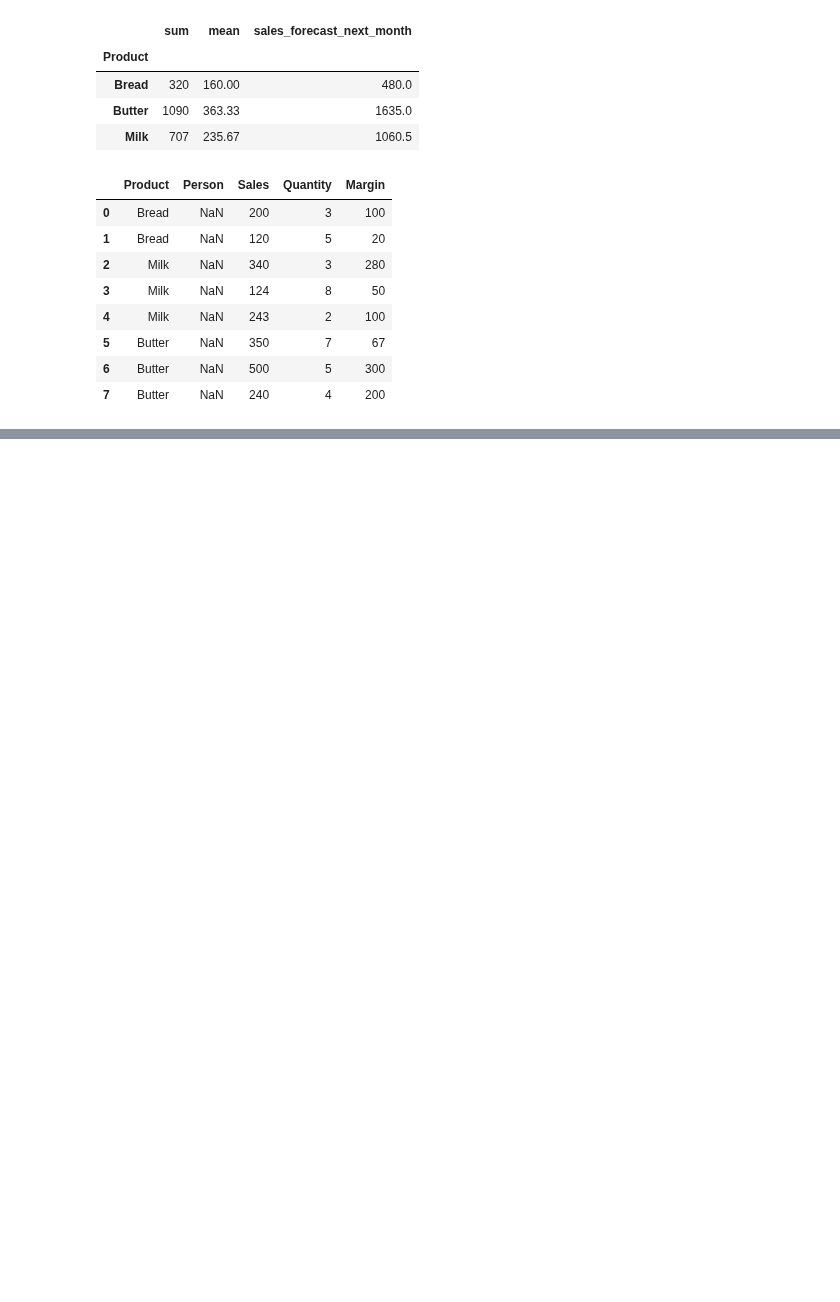
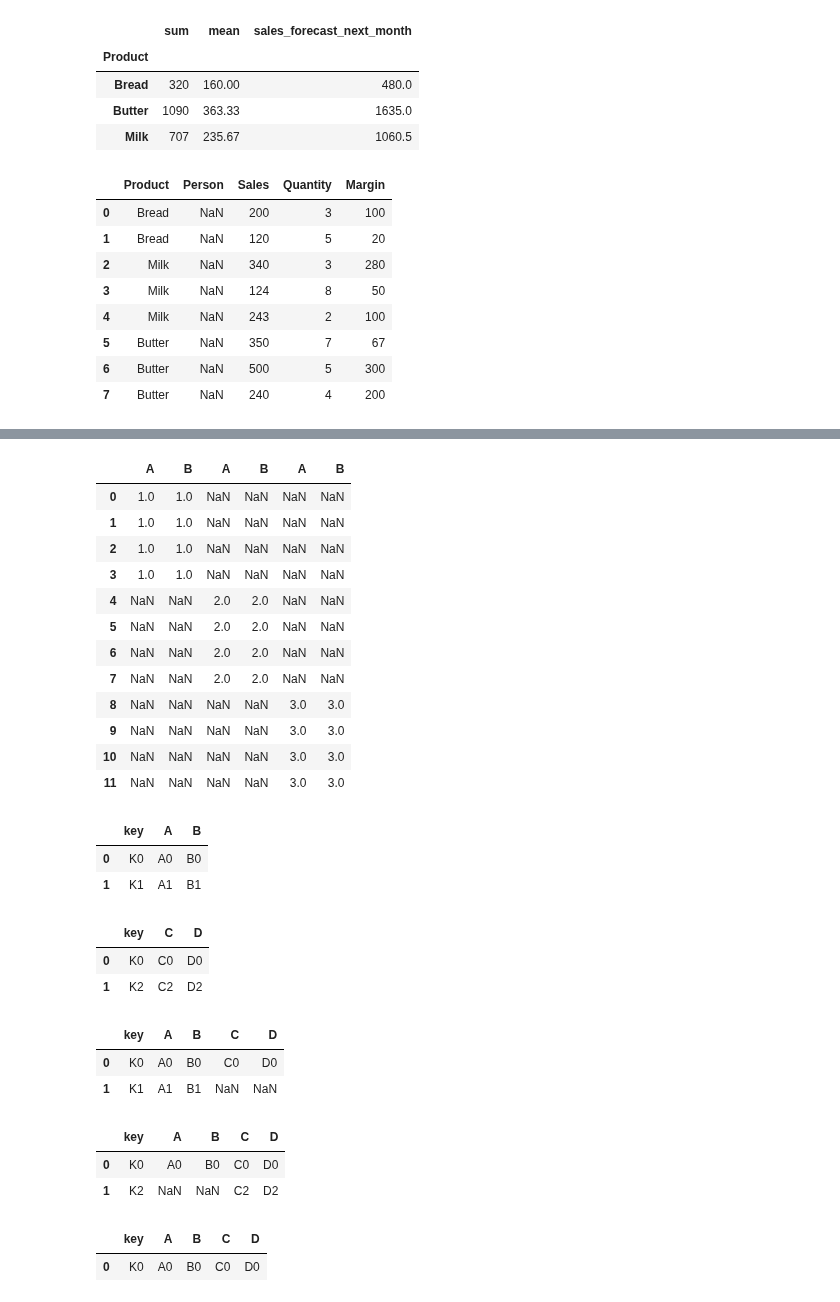
Before and after one commit to Danpr1984/Calculator-, a Jupyter notebook: Pandas training.ipynb, the cells around one changed output, grey strips where cells are left out. Saved outputs shown, nothing was run; the diff lists cells and outputs as text; code cells hidden in the pictures; blank space fills up the shorter version.

```diff
--- a/Pandas training.ipynb
+++ b/Pandas training.ipynb
@@ -2758,0 +2776,12 @@ df_report
+# %%
+df1 = pd.DataFrame(data=1,
+                   columns=['A', 'B'],
+                   index=[0,1,2,3])
+
+df2 = pd.DataFrame(data=2,
+                   columns=['A', 'B'],
+                   index=[4,5,6,7])
+
+df3 = pd.DataFrame(data=3,
+                   columns=['A', 'B'],
+                   index=[8,9,10,11])
@@ -2758,0 +2828,16 @@ df_report
+# %%
+pd.concat([df1,df2,df3], axis=1)
+# %% [output]
+|  | A | B | A | B | A | B |
+| 0 | 1.0 | 1.0 | NaN | NaN | NaN | NaN |
+| 1 | 1.0 | 1.0 | NaN | NaN | NaN | NaN |
+| 2 | 1.0 | 1.0 | NaN | NaN | NaN | NaN |
+| 3 | 1.0 | 1.0 | NaN | NaN | NaN | NaN |
+| 4 | NaN | NaN | 2.0 | 2.0 | NaN | NaN |
+| 5 | NaN | NaN | 2.0 | 2.0 | NaN | NaN |
+| 6 | NaN | NaN | 2.0 | 2.0 | NaN | NaN |
+| 7 | NaN | NaN | 2.0 | 2.0 | NaN | NaN |
+| 8 | NaN | NaN | NaN | NaN | 3.0 | 3.0 |
+| 9 | NaN | NaN | NaN | NaN | 3.0 | 3.0 |
+| 10 | NaN | NaN | NaN | NaN | 3.0 | 3.0 |
+| 11 | NaN | NaN | NaN | NaN | 3.0 | 3.0 |
@@ -2758,0 +2852,29 @@ df_report
+# %%
+d_f1
+# %% [output]
+|  | key | A | B |
+| 0 | K0 | A0 | B0 |
+| 1 | K1 | A1 | B1 |
+# %%
+d_f2
+# %% [output]
+|  | key | C | D |
+| 0 | K0 | C0 | D0 |
+| 1 | K2 | C2 | D2 |
+# %%
+pd.merge(d_f1, d_f2, how='left', on='key')
+# %% [output]
+|  | key | A | B | C | D |
+| 0 | K0 | A0 | B0 | C0 | D0 |
+| 1 | K1 | A1 | B1 | NaN | NaN |
+# %%
+pd.merge(d_f1, d_f2, how='right', on='key')
+# %% [output]
+|  | key | A | B | C | D |
+| 0 | K0 | A0 | B0 | C0 | D0 |
+| 1 | K2 | NaN | NaN | C2 | D2 |
+# %%
+pd.merge(d_f1, d_f2, how='inner', on='key')
+# %% [output]
+|  | key | A | B | C | D |
+| 0 | K0 | A0 | B0 | C0 | D0 |
```
Also changed, not shown: parts of 31 cells of this notebook.
